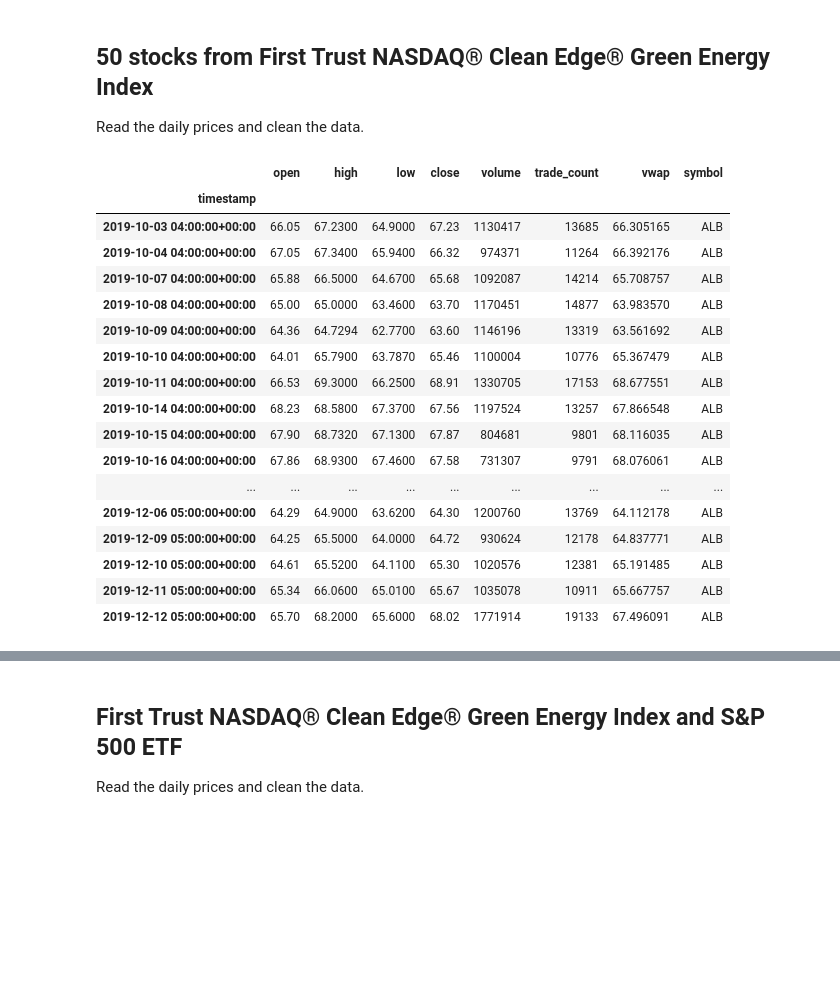
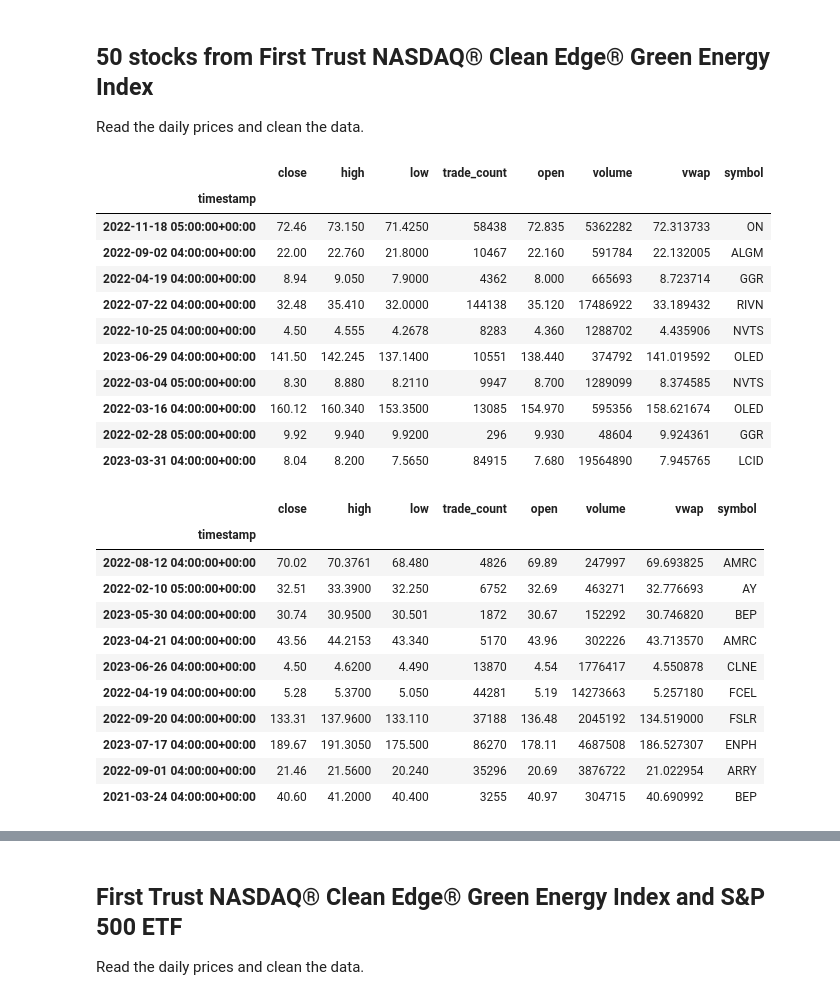
Before and after one commit to ahcano/project1_group4, a Jupyter notebook: green_dataprep.ipynb, the cells around one changed output, grey strips where cells are left out. Cells and saved outputs as stored; diff of their text form; code cells hidden in the pictures; blank space fills up the shorter version.

```diff
--- a/green_dataprep.ipynb
+++ b/green_dataprep.ipynb
@@ -38,45 +35,74 @@ Read the daily prices and clean the data.
 # %%
 # Set timeframe to "1Day"
 timeframe = "1Day"
 
-# Set start and end datetimes of 1 year, between now and 365 days ago.
-start_date = pd.Timestamp("2019-10-03", tz="America/New_York").isoformat()
+# Set start and end datetimes of 3 year, between now and 365 days ago.
+start_date = pd.Timestamp("2020-10-03", tz="America/New_York").isoformat()
 end_date = pd.Timestamp("2023-10-06", tz="America/New_York").isoformat()
 #my subscription does not allow pulling data from the last 15min with end_date = pd.Timestamp.now().date()
 
 # Set the stock tickers
-tickers = ["TSLA", "ON", "ALB", "RIVN", "FSLR", "ENPH", "ENPH", "LCID", "OLED", "SEDG"]
+tickers_1 = ["TSLA", "RIVN", "ON", "LCID", "OLED", "ALGM", "POWI", "WOLF", "ENS", "AEIS", "BE", "VICR", "HASI", "NVTS", "GGR", "LICY"]
 
 # Get 1 year's worth of historical data for all stocks
 # HINT: Set "limit" to at least 10000 so all ticker rows are captured from get_bars()
-df_ticker = api.get_bars(
-    tickers,
+df_Manufacturing_other = api.get_bars(
+    tickers_1,
     timeframe,
     start=start_date,
     end=end_date, limit = 10000
 ).df
 
 # Display sample data
-df_ticker.head(50)
+df_Manufacturing_other.sample(10)
 # %% [output]
-|  | open | high | low | close | volume | trade_count | vwap | symbol |
+|  | close | high | low | trade_count | open | volume | vwap | symbol |
 | timestamp |  |  |  |  |  |  |  |  |
-| 2019-10-03 04:00:00+00:00 | 66.05 | 67.2300 | 64.9000 | 67.23 | 1130417 | 13685 | 66.305165 | ALB |
-| 2019-10-04 04:00:00+00:00 | 67.05 | 67.3400 | 65.9400 | 66.32 | 974371 | 11264 | 66.392176 | ALB |
-| 2019-10-07 04:00:00+00:00 | 65.88 | 66.5000 | 64.6700 | 65.68 | 1092087 | 14214 | 65.708757 | ALB |
-| 2019-10-08 04:00:00+00:00 | 65.00 | 65.0000 | 63.4600 | 63.70 | 1170451 | 14877 | 63.983570 | ALB |
-| 2019-10-09 04:00:00+00:00 | 64.36 | 64.7294 | 62.7700 | 63.60 | 1146196 | 13319 | 63.561692 | ALB |
-| 2019-10-10 04:00:00+00:00 | 64.01 | 65.7900 | 63.7870 | 65.46 | 1100004 | 10776 | 65.367479 | ALB |
-| 2019-10-11 04:00:00+00:00 | 66.53 | 69.3000 | 66.2500 | 68.91 | 1330705 | 17153 | 68.677551 | ALB |
-| 2019-10-14 04:00:00+00:00 | 68.23 | 68.5800 | 67.3700 | 67.56 | 1197524 | 13257 | 67.866548 | ALB |
-| 2019-10-15 04:00:00+00:00 | 67.90 | 68.7320 | 67.1300 | 67.87 | 804681 | 9801 | 68.116035 | ALB |
-| 2019-10-16 04:00:00+00:00 | 67.86 | 68.9300 | 67.4600 | 67.58 | 731307 | 9791 | 68.076061 | ALB |
-| ... | ... | ... | ... | ... | ... | ... | ... | ... |
-| 2019-12-06 05:00:00+00:00 | 64.29 | 64.9000 | 63.6200 | 64.30 | 1200760 | 13769 | 64.112178 | ALB |
-| 2019-12-09 05:00:00+00:00 | 64.25 | 65.5000 | 64.0000 | 64.72 | 930624 | 12178 | 64.837771 | ALB |
-| 2019-12-10 05:00:00+00:00 | 64.61 | 65.5200 | 64.1100 | 65.30 | 1020576 | 12381 | 65.191485 | ALB |
-| 2019-12-11 05:00:00+00:00 | 65.34 | 66.0600 | 65.0100 | 65.67 | 1035078 | 10911 | 65.667757 | ALB |
-| 2019-12-12 05:00:00+00:00 | 65.70 | 68.2000 | 65.6000 | 68.02 | 1771914 | 19133 | 67.496091 | ALB |
+| 2022-11-18 05:00:00+00:00 | 72.46 | 73.150 | 71.4250 | 58438 | 72.835 | 5362282 | 72.313733 | ON |
+| 2022-09-02 04:00:00+00:00 | 22.00 | 22.760 | 21.8000 | 10467 | 22.160 | 591784 | 22.132005 | ALGM |
+| 2022-04-19 04:00:00+00:00 | 8.94 | 9.050 | 7.9000 | 4362 | 8.000 | 665693 | 8.723714 | GGR |
+| 2022-07-22 04:00:00+00:00 | 32.48 | 35.410 | 32.0000 | 144138 | 35.120 | 17486922 | 33.189432 | RIVN |
+| 2022-10-25 04:00:00+00:00 | 4.50 | 4.555 | 4.2678 | 8283 | 4.360 | 1288702 | 4.435906 | NVTS |
+| 2023-06-29 04:00:00+00:00 | 141.50 | 142.245 | 137.1400 | 10551 | 138.440 | 374792 | 141.019592 | OLED |
+| 2022-03-04 05:00:00+00:00 | 8.30 | 8.880 | 8.2110 | 9947 | 8.700 | 1289099 | 8.374585 | NVTS |
+| 2022-03-16 04:00:00+00:00 | 160.12 | 160.340 | 153.3500 | 13085 | 154.970 | 595356 | 158.621674 | OLED |
+| 2022-02-28 05:00:00+00:00 | 9.92 | 9.940 | 9.9200 | 296 | 9.930 | 48604 | 9.924361 | GGR |
+| 2023-03-31 04:00:00+00:00 | 8.04 | 8.200 | 7.5650 | 84915 | 7.680 | 19564890 | 7.945765 | LCID |
+# %%
+# Set timeframe to "1Day"
+timeframe = "1Day"
+
+# Set start and end datetimes of 3 year, between now and 365 days ago.
+start_date = pd.Timestamp("2020-10-03", tz="America/New_York").isoformat()
+end_date = pd.Timestamp("2023-10-06", tz="America/New_York").isoformat()
+
+# Set the stock tickers
+tickers_2 = ["FSLR", "ENPH", "SEDG", "BEP", "ARRY", "ORA", "PLUG", "SHLS", "ITRI", "RUN" "NXT", "NEP", "AY", "CWEN", "RNW", "AMRC", "NOVA", "SPWR", "CLNE", "AMPS", "STEM", "FCEL", "MAXN" ]
+
+# Get 1 year's worth of historical data for all stocks
+# HINT: Set "limit" to at least 10000 so all ticker rows are captured from get_bars()
+df_Renewable = api.get_bars(
+    tickers_2,
+    timeframe,
+    start=start_date,
+    end=end_date, limit = 10000
+).df
+
+# Display sample data
+df_Renewable.sample(10)
+# %% [output]
+|  | close | high | low | trade_count | open | volume | vwap | symbol |
+| timestamp |  |  |  |  |  |  |  |  |
+| 2022-08-12 04:00:00+00:00 | 70.02 | 70.3761 | 68.480 | 4826 | 69.89 | 247997 | 69.693825 | AMRC |
+| 2022-02-10 05:00:00+00:00 | 32.51 | 33.3900 | 32.250 | 6752 | 32.69 | 463271 | 32.776693 | AY |
+| 2023-05-30 04:00:00+00:00 | 30.74 | 30.9500 | 30.501 | 1872 | 30.67 | 152292 | 30.746820 | BEP |
+| 2023-04-21 04:00:00+00:00 | 43.56 | 44.2153 | 43.340 | 5170 | 43.96 | 302226 | 43.713570 | AMRC |
+| 2023-06-26 04:00:00+00:00 | 4.50 | 4.6200 | 4.490 | 13870 | 4.54 | 1776417 | 4.550878 | CLNE |
+| 2022-04-19 04:00:00+00:00 | 5.28 | 5.3700 | 5.050 | 44281 | 5.19 | 14273663 | 5.257180 | FCEL |
+| 2022-09-20 04:00:00+00:00 | 133.31 | 137.9600 | 133.110 | 37188 | 136.48 | 2045192 | 134.519000 | FSLR |
+| 2023-07-17 04:00:00+00:00 | 189.67 | 191.3050 | 175.500 | 86270 | 178.11 | 4687508 | 186.527307 | ENPH |
+| 2022-09-01 04:00:00+00:00 | 21.46 | 21.5600 | 20.240 | 35296 | 20.69 | 3876722 | 21.022954 | ARRY |
+| 2021-03-24 04:00:00+00:00 | 40.60 | 41.2000 | 40.400 | 3255 | 40.97 | 304715 | 40.690992 | BEP |
 # %%
 # Set timeframe to "1Day"
 timeframe = "1Day"
```
Also changed, not shown: parts of 8 cells of this notebook, 1 other file.
